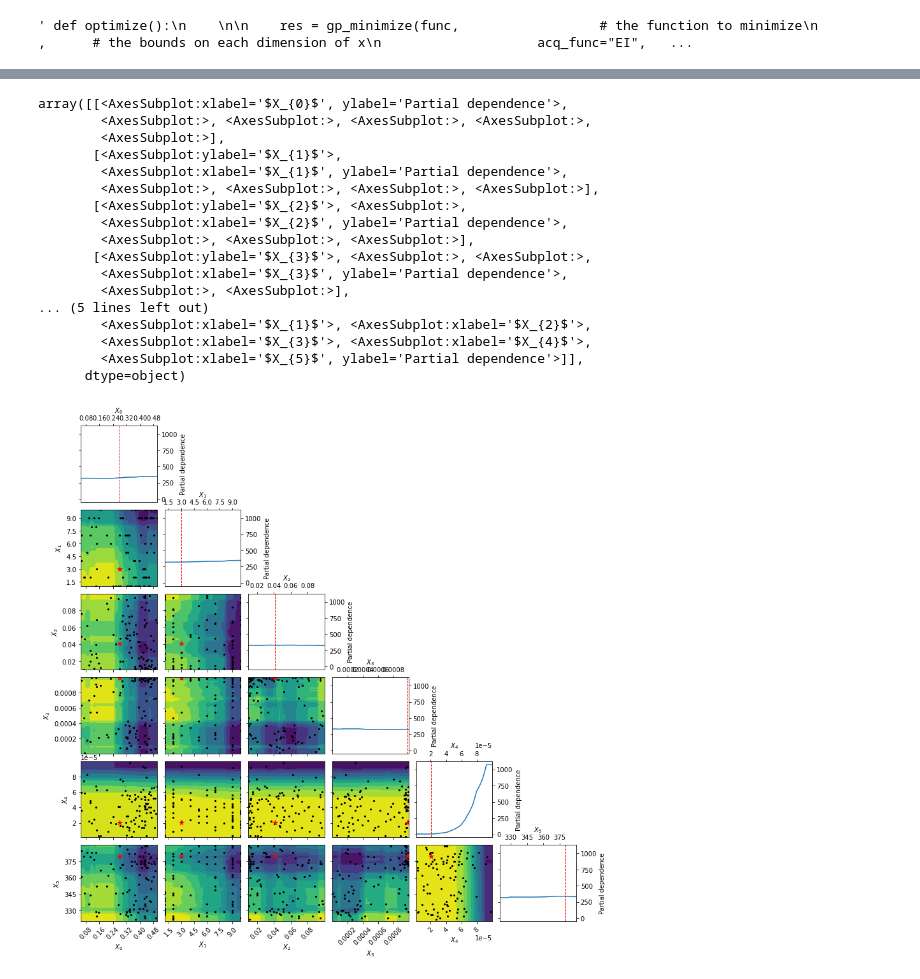
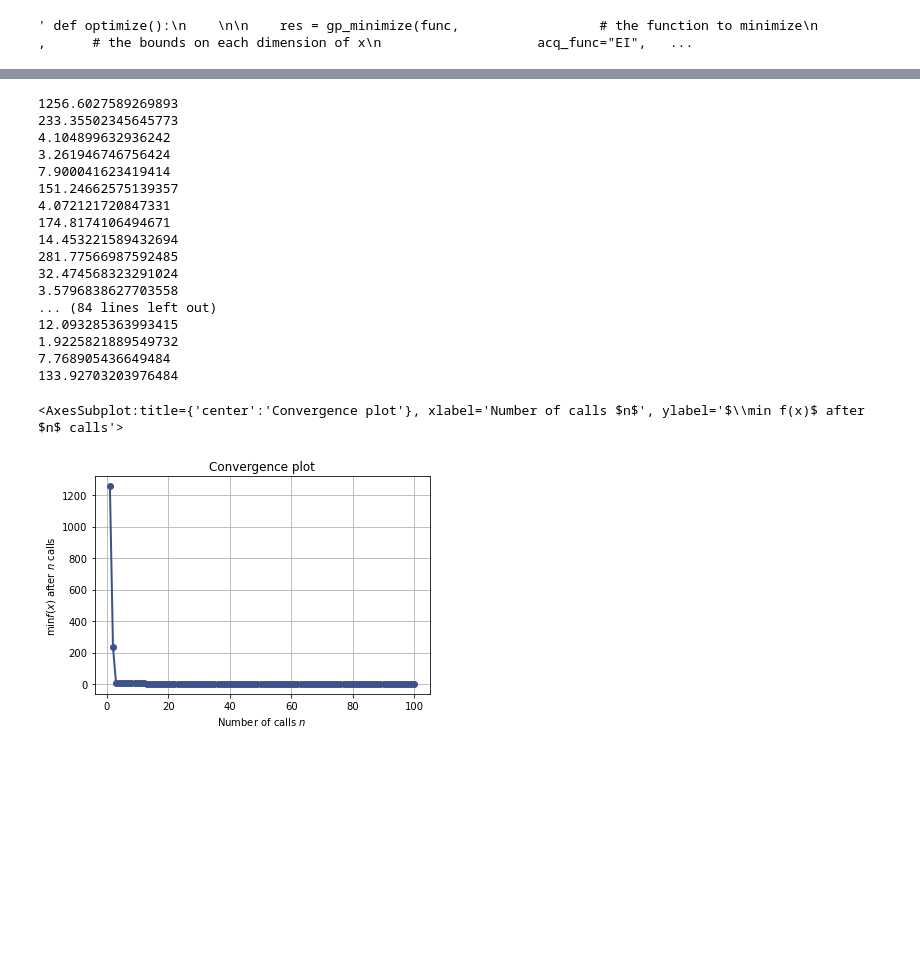
Before and after one commit to Jsakkos/nufeb-cyano-e-coli, a Jupyter notebook: notebooks/optimize-se.ipynb, the cells around one changed output, grey strips where cells are left out. Drawn from its saved outputs; the diff is of its cells as text; code cells hidden in the pictures; blank space fills up the shorter version.

```diff
--- a/notebooks/optimize-se.ipynb
+++ b/notebooks/optimize-se.ipynb
@@ -23,13 +74,13 @@ initial_compile = subprocess.run('/home/12x/init-compile.sh')
 # %%
 #nufeb_compile = subprocess.run('/home/12x/rapid-compile.sh')
 # %%
-def recompile(alpha,beta,delta,kappa):
+def recompile(alpha,beta,delta,kappa,kappa_2):
     os.chdir('/tmp/NUFEB')
-    filein = open( f'/home/12x/fix_bio_kinetics_monod2.txt' )
+    filein = open( f'/home/12x/nufeb-cyano-e-coli/templates/fix_bio_kinetics_monod2.txt' )
     #read it
     src = Template( filein.read() )
     #do the substitution
-    result = src.safe_substitute({'alpha' : alpha, 'beta' : beta, 'delta' : delta,'kappa':kappa
+    result = src.safe_substitute({'alpha' : alpha, 'beta' : beta, 'delta' : delta,'kappa':kappa,'kappa_2':kappa_2
 
                                         })
     with open("/tmp/NUFEB/src/USER-NUFEB/fix_bio_kinetics_monod.cpp","w") as f:
@@ -166,0 +182,44 @@ plot_convergence(et_res)
+# %%
+mu_min = float('1e-6')
+mu_max = float('5e-5')
+a_min = float('0.01')
+a_max = float('0.5')
+b_min = float('0')
+b_max = float('10')
+d_min = float('0')
+d_max = float('1e-1')
+rho_min = 320
+rho_max = 390
+kappa_min = float('.01')
+kappa_max = float('.05')
+kappa2_min = float('.01')
+kappa2_max = float('.05')
+m_min = float('1e-8')
+m_max = float('1e-7')
+bounds = [(a_min,a_max),(b_min,b_max),(d_min,d_max),(kappa_min,kappa_max),(kappa2_min,kappa2_max),(m_min,m_max),(mu_min,mu_max),(rho_min,rho_max)]
+
+
+
+
+bounds = [(0.05, .5),(1,10),(0.01,.1),(.000001,.001),(0.000001,0.0001),(320,390)]
+n_calls = 100
+#et_res = forest_minimize(func, bounds, n_calls=n_calls,callback=[tqdm_skopt(total=n_calls, desc="Random forest")],base_estimator="ET",n_initial_points =20)
+gp_res = gp_minimize(func, bounds, n_calls=n_calls,random_state=5348,verbose=True,callback=[tqdm_skopt(total=n_calls, desc="Bayesian opt")])
+# %% [output]
+1256.6027589269893
+233.35502345645773
+4.104899632936242
+3.261946746756424
+7.900041623419414
+151.24662575139357
+4.072121720847331
+174.8174106494671
+14.453221589432694
+281.77566987592485
+32.474568323291024
+3.5796838627703558
+... (84 lines left out)
+12.093285363993415
+1.9225821889549732
+7.768905436649484
+133.92703203976484
@@ -167,21 +228,5 @@ plot_convergence(et_res)
 # %%
-plot_objective(et_res)
+plot_objective(gp_res)
 # %% [output]
-array([[<AxesSubplot:xlabel='$X_{0}$', ylabel='Partial dependence'>,
-        <AxesSubplot:>, <AxesSubplot:>, <AxesSubplot:>, <AxesSubplot:>,
-        <AxesSubplot:>],
-       [<AxesSubplot:ylabel='$X_{1}$'>,
-        <AxesSubplot:xlabel='$X_{1}$', ylabel='Partial dependence'>,
-        <AxesSubplot:>, <AxesSubplot:>, <AxesSubplot:>, <AxesSubplot:>],
-       [<AxesSubplot:ylabel='$X_{2}$'>, <AxesSubplot:>,
-        <AxesSubplot:xlabel='$X_{2}$', ylabel='Partial dependence'>,
-        <AxesSubplot:>, <AxesSubplot:>, <AxesSubplot:>],
-       [<AxesSubplot:ylabel='$X_{3}$'>, <AxesSubplot:>, <AxesSubplot:>,
-        <AxesSubplot:xlabel='$X_{3}$', ylabel='Partial dependence'>,
-        <AxesSubplot:>, <AxesSubplot:>],
-... (5 lines left out)
-        <AxesSubplot:xlabel='$X_{1}$'>, <AxesSubplot:xlabel='$X_{2}$'>,
-        <AxesSubplot:xlabel='$X_{3}$'>, <AxesSubplot:xlabel='$X_{4}$'>,
-        <AxesSubplot:xlabel='$X_{5}$', ylabel='Partial dependence'>]],
-      dtype=object)
+<AxesSubplot:title={'center':'Convergence plot'}, xlabel='Number of calls $n$', ylabel='$\\min f(x)$ after $n$ calls'>
-[figure, old version]
+[figure, new version]
```
Also changed, not shown: parts of 12 cells of this notebook, 3 other files.
